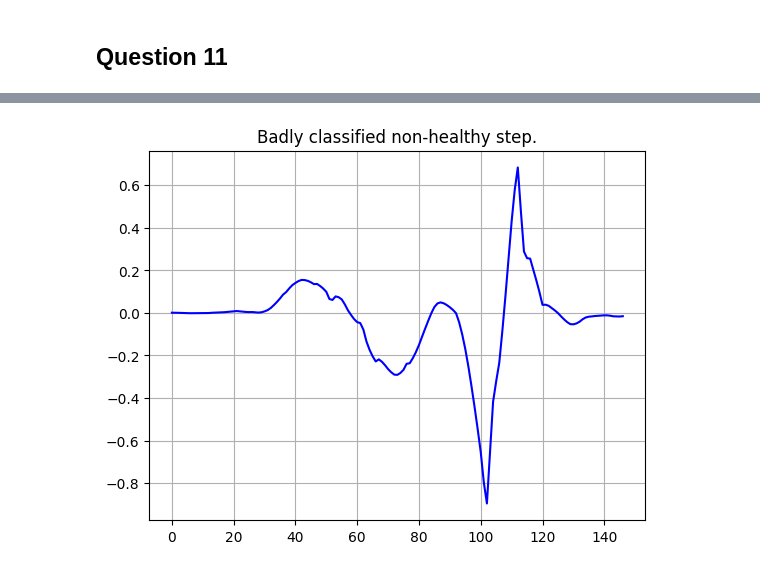
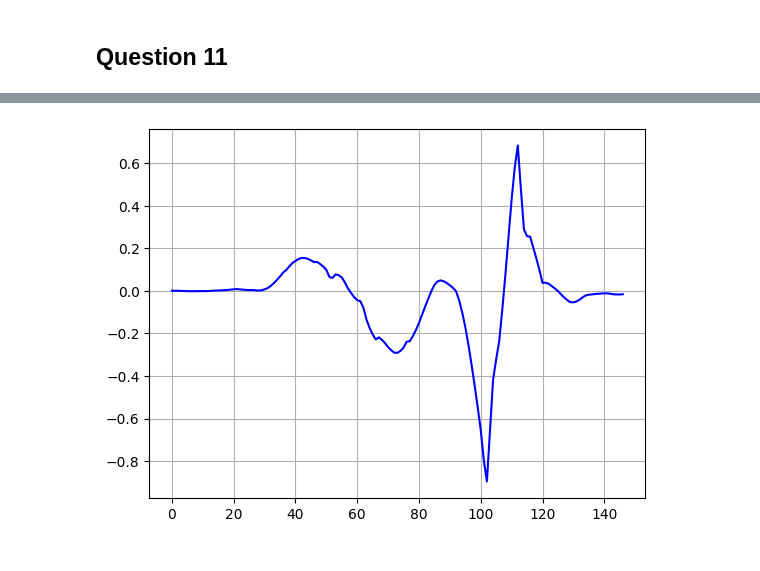
Before and after one commit to hpavy/DM_1_time_series, a Jupyter notebook: Assignment 1 - ML for TS (MVA).ipynb, the cells around one changed output, grey strips where cells are left out. Cells and saved outputs as stored; diff of their text form; code cells hidden in the pictures.

```diff
--- a/Assignment 1 - ML for TS (MVA).ipynb
+++ b/Assignment 1 - ML for TS (MVA).ipynb
@@ -178,7 +177,6 @@ ind_un_health = np.where(mask_un_healthy)
 # %%
 plt.plot(X_test[ind_un_health[0][0]], c='b')
 plt.grid()
-plt.title("Badly classified non-healthy step.")
 plt.savefig("images/unhealty.png")
 # %% [output]
-[figure, old version]
+[figure, new version]
```
Also changed, not shown: parts of 1 cell of this notebook, 3 other files.
